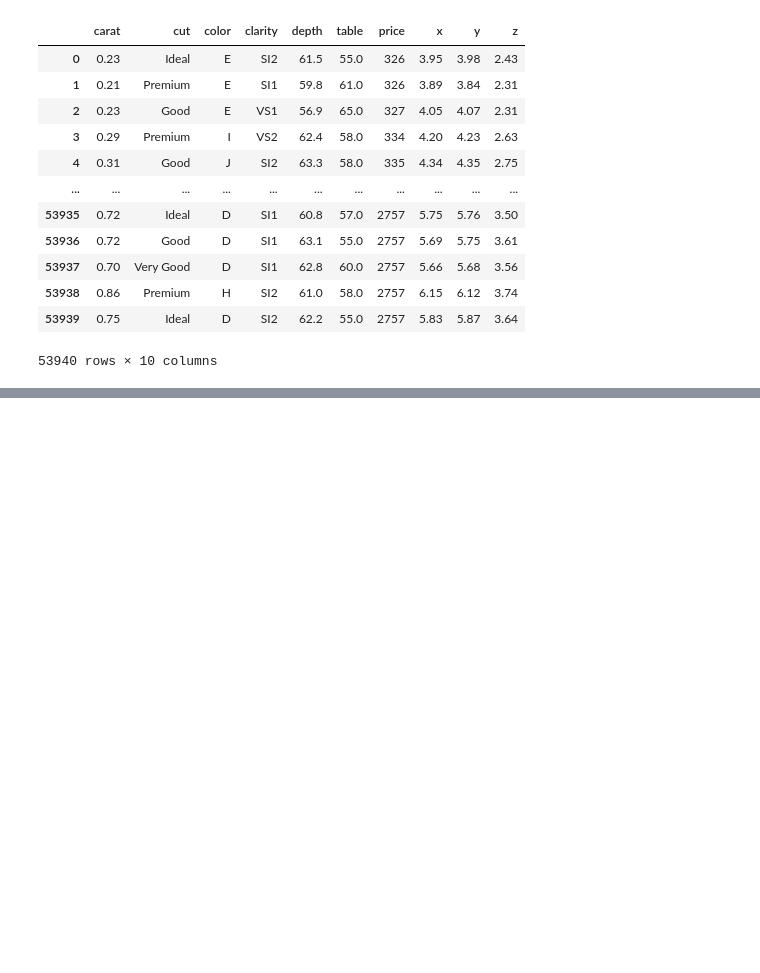
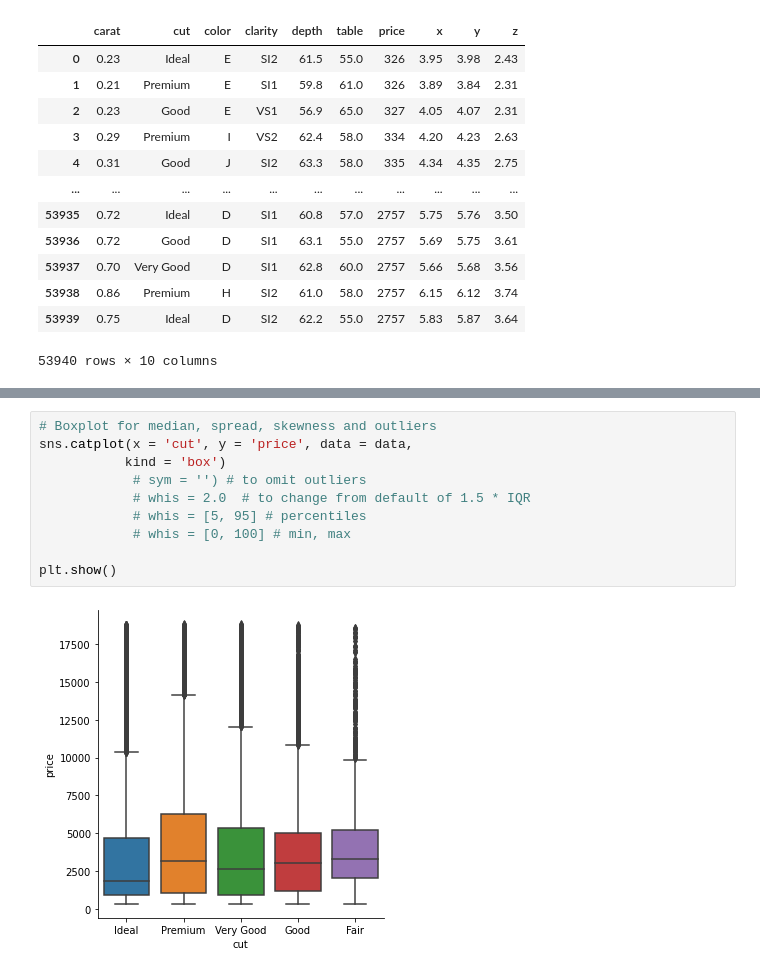
Before and after one commit to anikomaraz/python_courses_postbootcamp, a Jupyter notebook: Seaborn.ipynb, the cells around one changed output, grey strips where cells are left out. Drawn from its saved outputs; the diff is of its cells as text; blank space fills up the shorter version.

```diff
--- a/Seaborn.ipynb
+++ b/Seaborn.ipynb
@@ -83,0 +107,12 @@ data
+# %%
+# Boxplot for median, spread, skewness and outliers
+sns.catplot(x = 'cut', y = 'price', data = data,
+           kind = 'box')
+            # sym = '') # to omit outliers
+            # whis = 2.0  # to change from default of 1.5 * IQR
+            # whis = [5, 95] # percentiles
+            # whis = [0, 100] # min, max
+
+plt.show()
+# %% [output]
+[figure, added]
```
Also changed, not shown: parts of 10 cells of this notebook.
